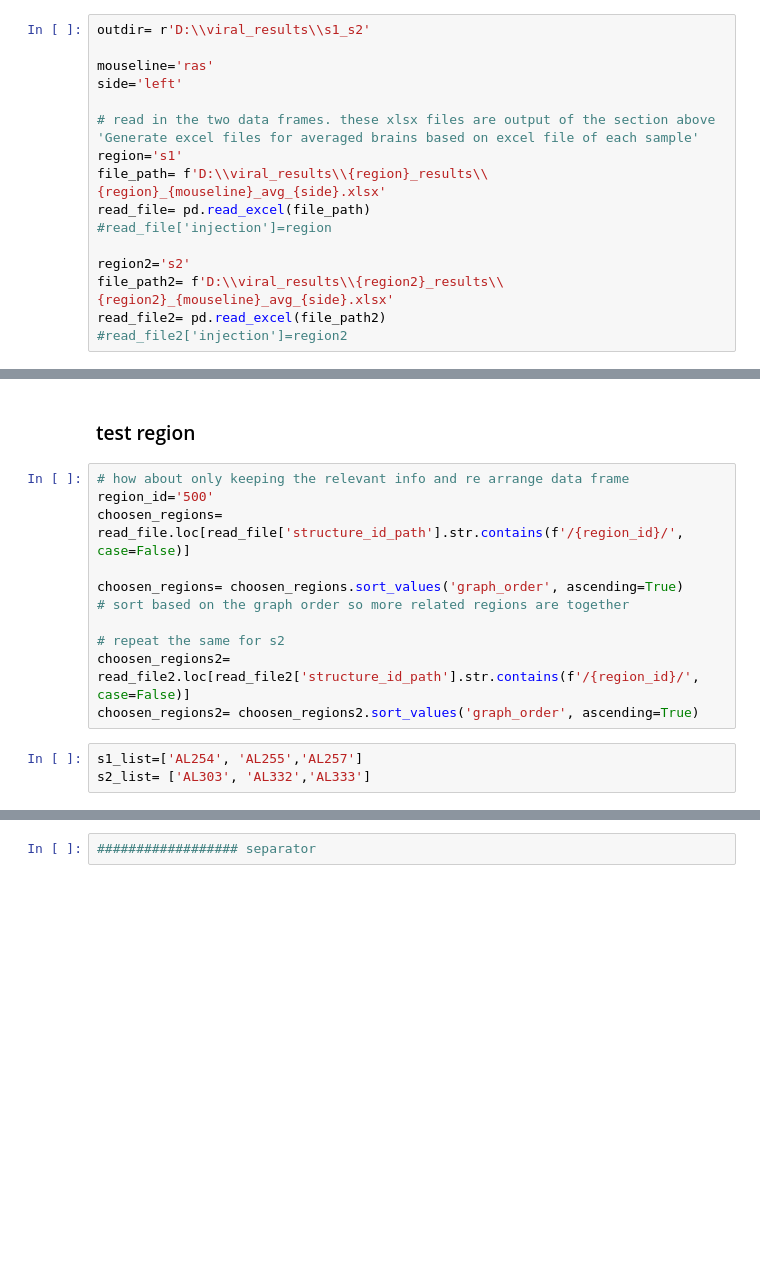
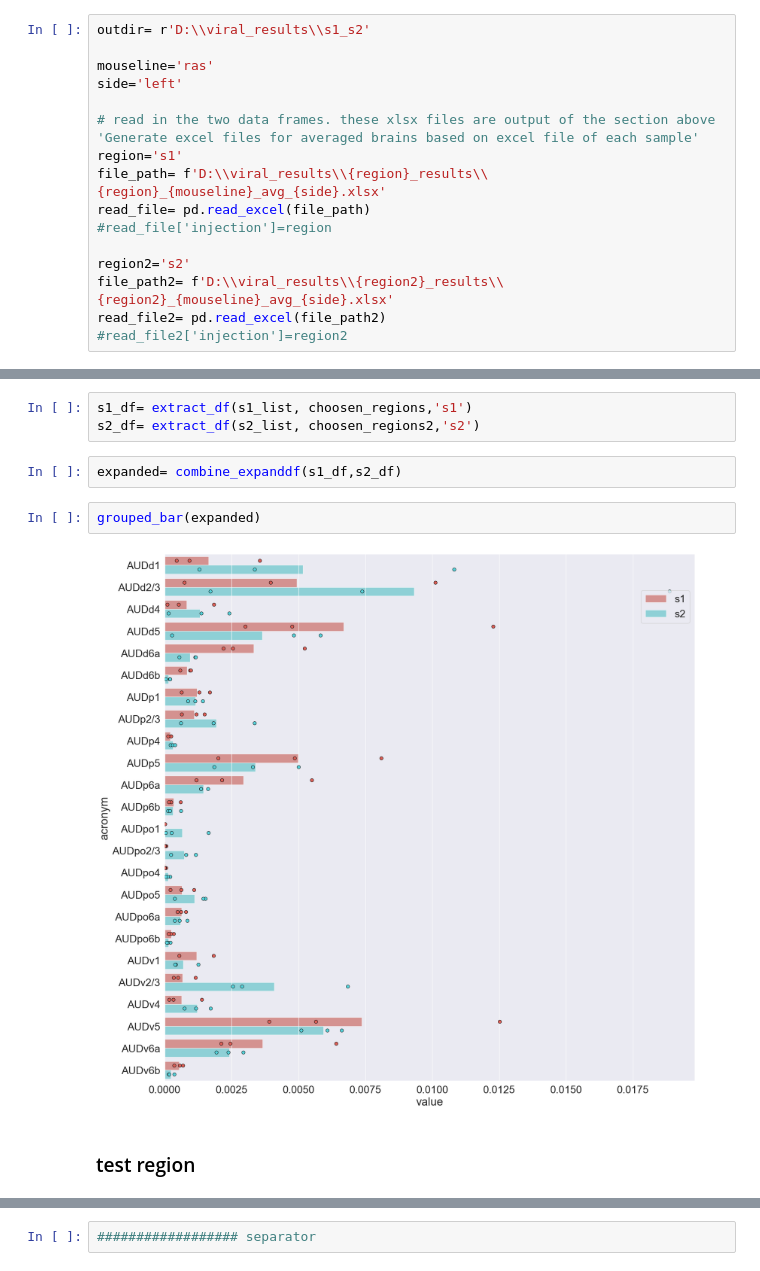
Before and after one commit to YANQI-LIU/Image_Registration, a Jupyter notebook: plotting_sns.ipynb, the cells around one changed output, grey strips where cells are left out. Saved outputs shown, nothing was run; the diff lists cells and outputs as text; blank space fills up the shorter version.

Commit message:
cleaned up code for plotting s1 vs s2

```diff
--- a/plotting_sns.ipynb
+++ b/plotting_sns.ipynb
@@ -711,16 +839,11 @@ isocortex 315
+# %%
+s1_df= extract_df(s1_list, choosen_regions,'s1')
+s2_df= extract_df(s2_list, choosen_regions2,'s2')
+# %%
+expanded= combine_expanddf(s1_df,s2_df)
+# %%
+grouped_bar(expanded)
+# %% [output]
+[figure, added]
 # %% [markdown]
 ### test region
-# %%
-# how about only keeping the relevant info and re arrange data frame
-region_id='500'
-choosen_regions= read_file.loc[read_file['structure_id_path'].str.contains(f'/{region_id}/', case=False)]
-
-choosen_regions= choosen_regions.sort_values('graph_order', ascending=True)
-# sort based on the graph order so more related regions are together
-
-# repeat the same for s2
-choosen_regions2= read_file2.loc[read_file2['structure_id_path'].str.contains(f'/{region_id}/', case=False)]
-choosen_regions2= choosen_regions2.sort_values('graph_order', ascending=True)
-# %%
-s1_list=['AL254', 'AL255','AL257']
-s2_list= ['AL303', 'AL332','AL333']
```
Also changed, not shown: parts of 13 cells of this notebook.
